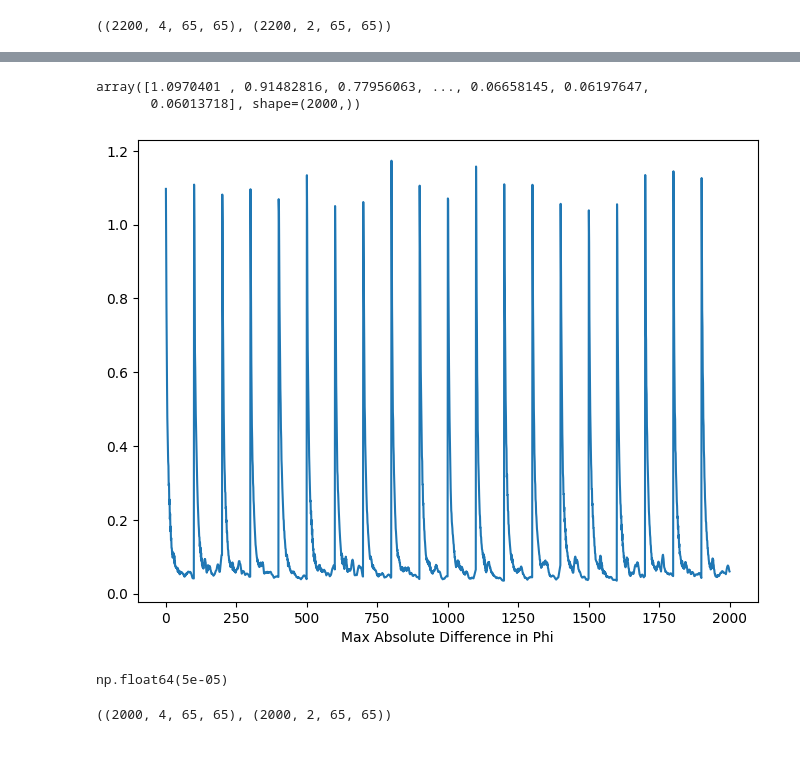
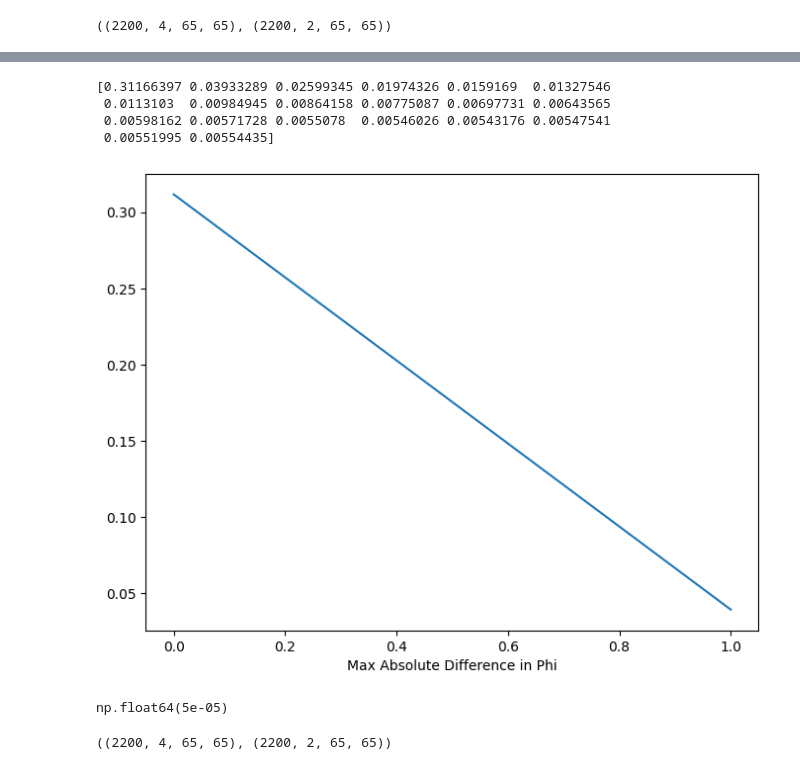
Before and after one commit to NanxiiChen/PF-PINO, a Jupyter notebook: spinodal_decomp/make_dataset.ipynb, the cells around one changed output, grey strips where cells are left out. Saved outputs shown, nothing was run; the diff lists cells and outputs as text; code cells hidden in the pictures.

```diff
--- a/spinodal_decomp/make_dataset.ipynb
+++ b/spinodal_decomp/make_dataset.ipynb
@@ -8,7 +8,7 @@ mesh = np.load(f"{save_dir}/train_valid/mesh_grid_coords.npy")
 mesh = np.transpose(mesh, (2, 0, 1))
 meshx = mesh[0, :, :]
 meshy = mesh[1, :, :]
-tics = [0, 1, 5, 10, 100]
+tics = [0, 1, 5, 10,]
 
 fig, axes = plt.subplots(2, len(tics), figsize=(15, 6))
 for i, tic in enumerate(tics):
@@ -23,7 +23,7 @@ for i, tic in enumerate(tics):
     ax.set_axis_off()
 
     ax = axes[1, i]
-    im = ax.contourf(meshx, meshy, solutions[0, tic, 0, ...],
+    im = ax.contourf(meshx, meshy, solutions[0, tic, 1, ...],
                      levels=50, cmap='viridis')
     ax.set_xlabel('X')
     ax.set_ylabel('Y')
@@ -116,17 +116,19 @@ fig.tight_layout()
 # %%
-diffs = Xs[:, 0, ...] - Ys[:, 0, ...]
+diffs = Xs[:, 1, ...] - Ys[:, 1, ...]
 diffs = np.abs(diffs)
 
 # diffs[:, 0].max(), diffs[:, 1].max(), diffs[:, 0].min(), diffs[:, 1].min()
 
 fig, ax = plt.subplots(figsize=(8, 6))
-im = ax.plot(diffs.max(axis=(-1,-2)))
+im = ax.plot(diffs.mean(axis=(-1,-2))[:2])
 ax.set_xlabel('Max Absolute Difference in Phi')
-np.max(diffs, axis=(-1,-2))
+print(np.mean(diffs, axis=(-1,-2))[:20])
 # %% [output]
-array([1.0970401 , 0.91482816, 0.77956063, ..., 0.06658145, 0.06197647,
-       0.06013718], shape=(2000,))
+[0.31166397 0.03933289 0.02599345 0.01974326 0.0159169  0.01327546
+ 0.0113103  0.00984945 0.00864158 0.00775087 0.00697731 0.00643565
+ 0.00598162 0.00571728 0.0055078  0.00546026 0.00543176 0.00547541
+ 0.00551995 0.00554435]
-[figure, old version]
+[figure, new version]
 # %%
 times = np.load(f"{save_dir}/train_valid/times.npy")
 dt = times[1] - times[0]
@@ -144,4 +146,4 @@ np.savez(
 # %%
 Xs.shape, Ys.shape
 # %% [output]
-((2000, 4, 65, 65), (2000, 2, 65, 65))
+((2200, 4, 65, 65), (2200, 2, 65, 65))
```
Also changed, not shown: parts of 3 cells of this notebook, 6 other files.
